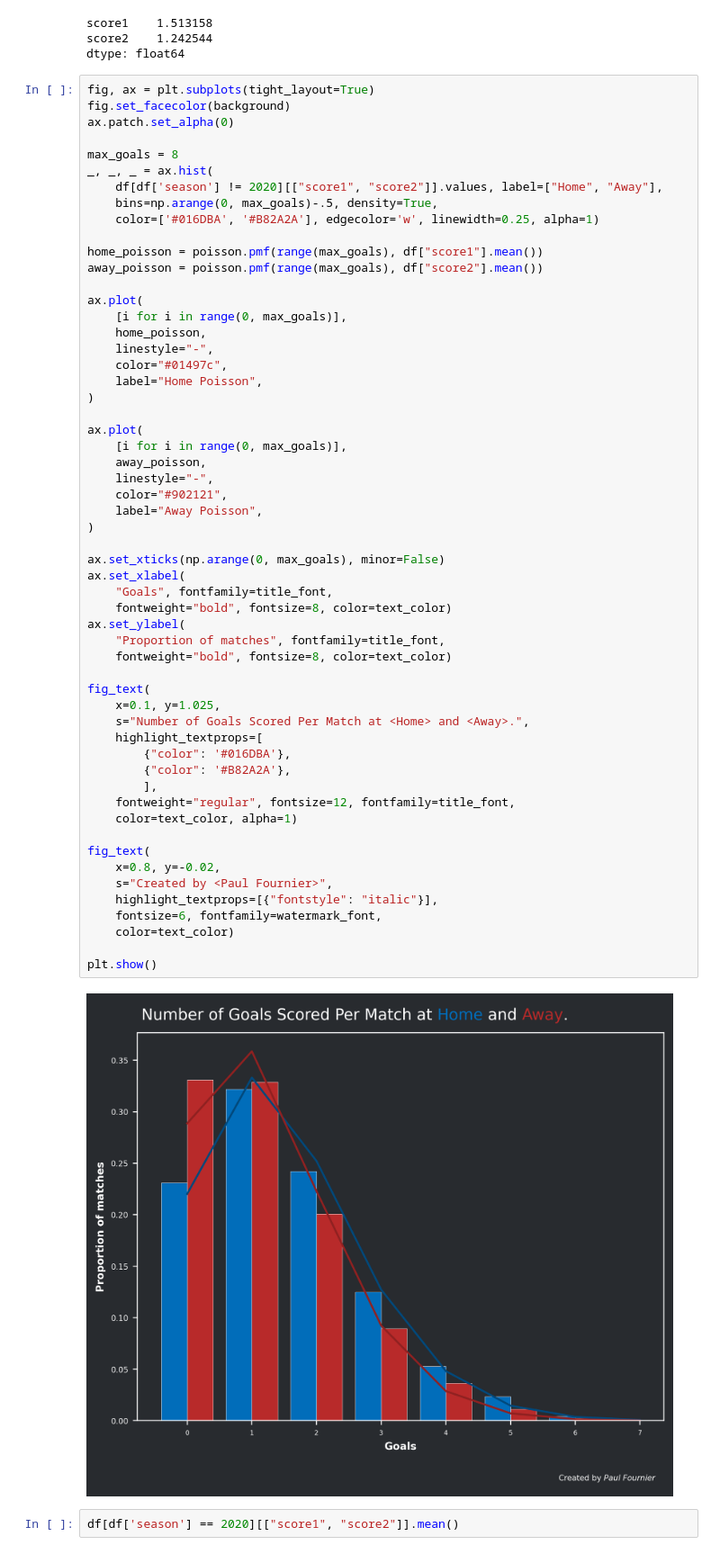
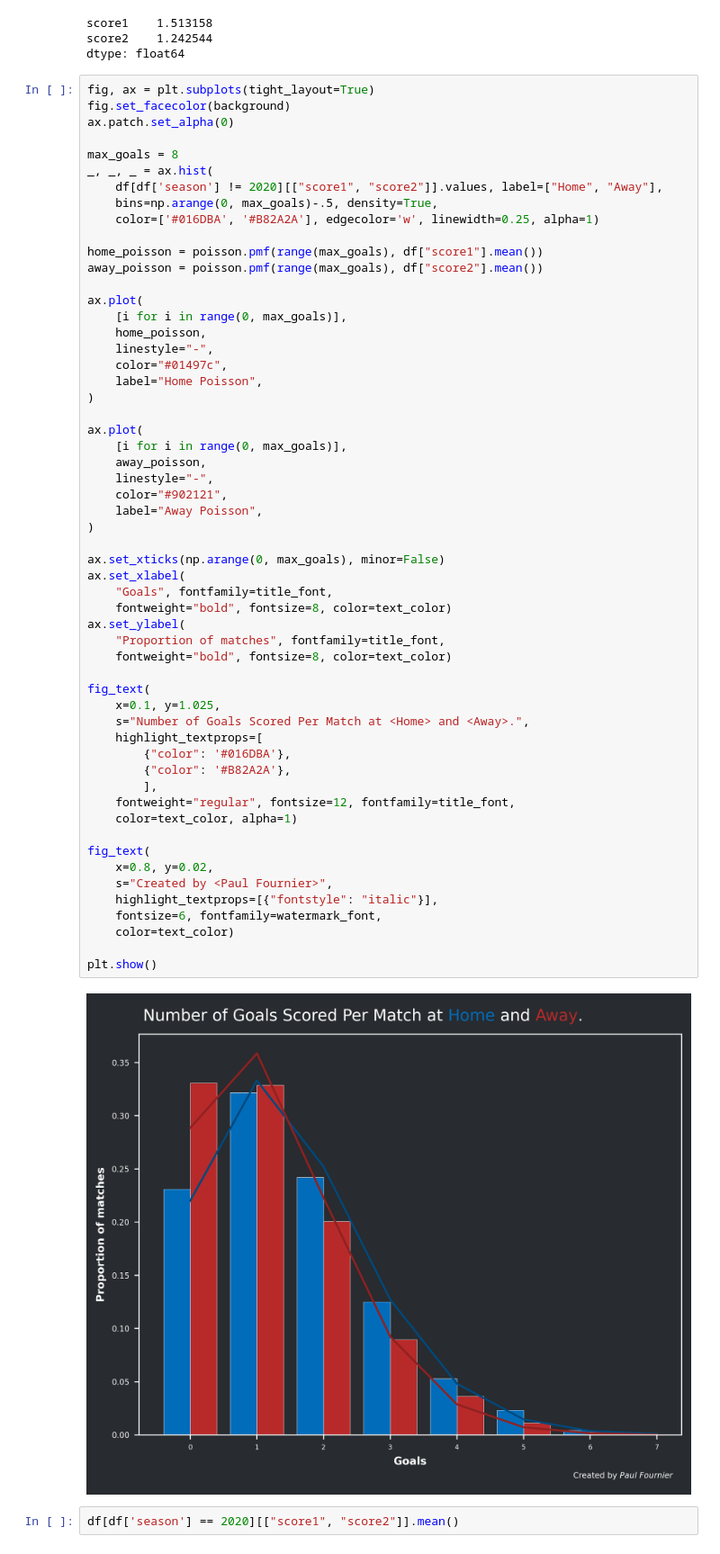
Before and after one commit to Fournierp/FPL, a Jupyter notebook: analysis/score.ipynb, the cells around one changed output. Shown: that part at 90% size. Cells and saved outputs as stored; diff of their text form.

```diff
--- a/analysis/score.ipynb
+++ b/analysis/score.ipynb
@@ -123,35 +127,35 @@ ax.plot(
     color="#902121",
     label="Away Poisson",
 )
 
 ax.set_xticks(np.arange(0, max_goals), minor=False)
 ax.set_xlabel(
     "Goals", fontfamily=title_font,
     fontweight="bold", fontsize=8, color=text_color)
 ax.set_ylabel(
     "Proportion of matches", fontfamily=title_font,
     fontweight="bold", fontsize=8, color=text_color)
 
 fig_text(
     x=0.1, y=1.025,
     s="Number of Goals Scored Per Match at <Home> and <Away>.",
     highlight_textprops=[
         {"color": '#016DBA'},
         {"color": '#B82A2A'},
         ],
     fontweight="regular", fontsize=12, fontfamily=title_font,
     color=text_color, alpha=1)
 
 fig_text(
-    x=0.8, y=-0.02,
+    x=0.8, y=0.02,
     s="Created by <Paul Fournier>",
     highlight_textprops=[{"fontstyle": "italic"}],
     fontsize=6, fontfamily=watermark_font,
     color=text_color)
 
 plt.show()
 # %% [output]
-[figure, old version]
+[figure, new version]
 # %%
 df[df['season'] == 2020][["score1", "score2"]].mean()
 # %% [output]
```
Also changed, not shown: parts of 6 cells of this notebook.
